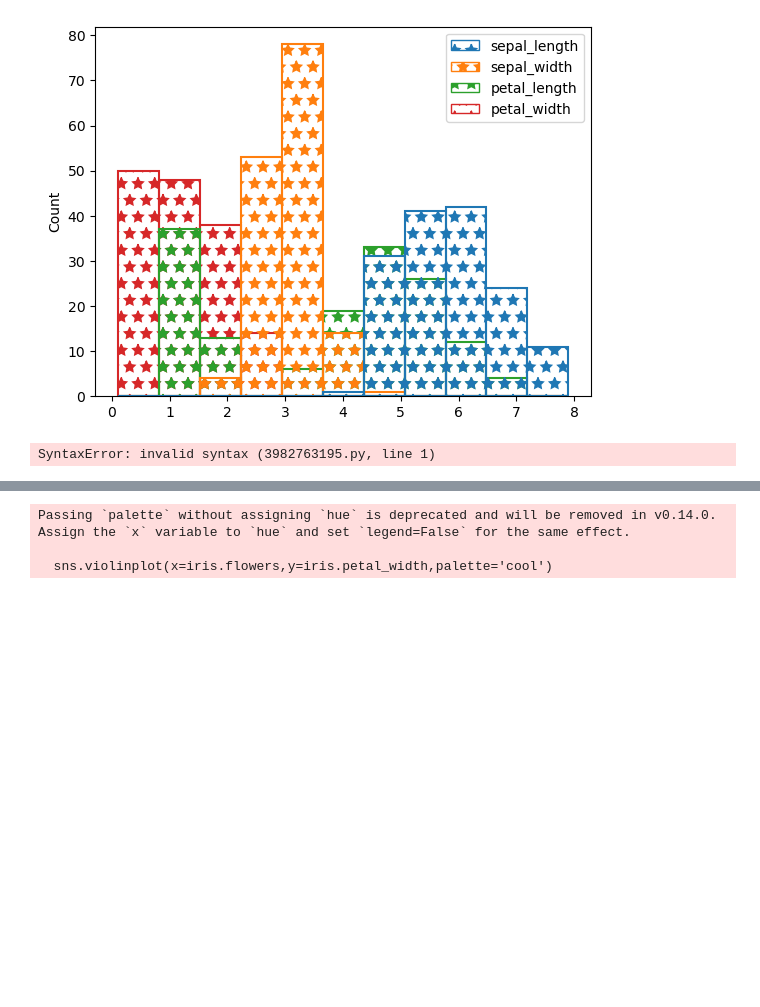
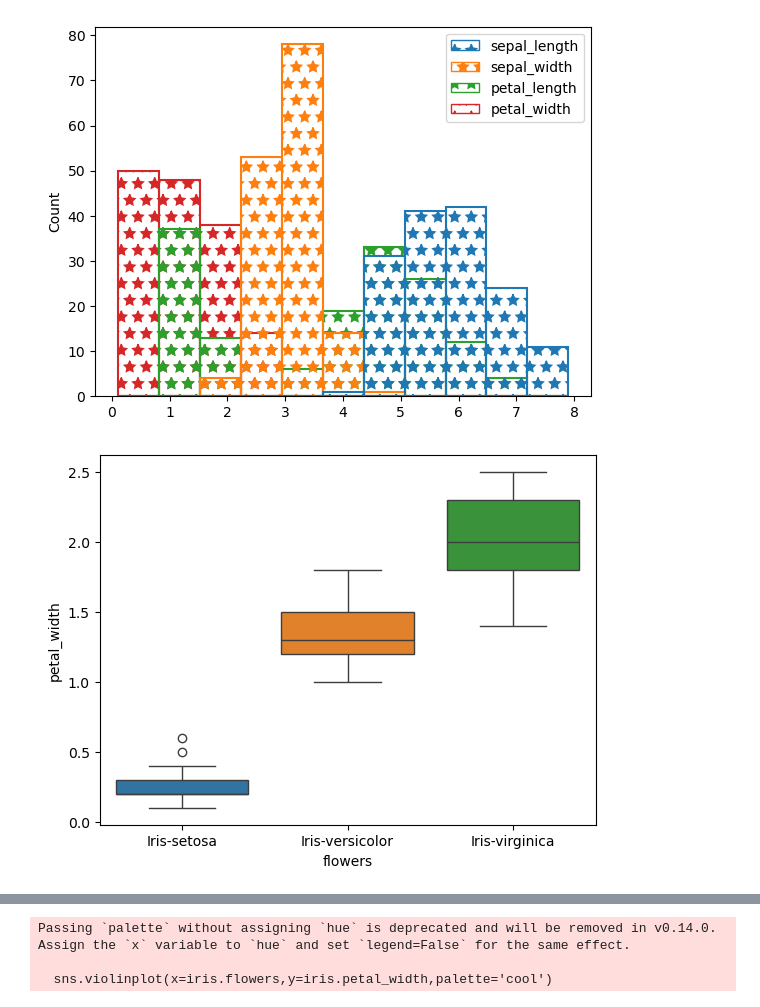
Before and after one commit to Armaan-16/AI-ML-Learnings, a Jupyter notebook: 5-seaborn.ipynb, the cells around one changed output, grey strips where cells are left out. Cells and saved outputs as stored; diff of their text form; code cells hidden in the pictures; blank space fills up the shorter version.

```diff
--- a/5-seaborn.ipynb
+++ b/5-seaborn.ipynb
@@ -113,8 +120,26 @@ plt.show()
 # %% [output]
 [figure]
 # %%
-sns.boxplot(x=iris['class'],y=iris.petal_width,hue=iris.class)
+# Box Plot (Box-and-Whisker Plot):
+# A graphical representation used to visualize the distribution, spread,
+# central tendency, and outliers of numerical data.
+
+# Parts of a Box Plot:
+# 1. Minimum (Lower Whisker)  : Smallest non-outlier value.
+# 2. First Quartile (Q1)      : 25th percentile of the data.
+# 3. Median (Q2)              : Middle value of the dataset.
+# 4. Third Quartile (Q3)      : 75th percentile of the data.
+# 5. Interquartile Range(IQR) : Q3 - Q1, represents the middle 50% of data.
+# 6. Whiskers                 : Lines extending to minimum and maximum non-outlier values.
+# 7. Outliers                 : Unusually high or low values lying outside the whiskers.
+
+# Advantages:
+# - Shows data distribution and spread.
+# - Helps identify outliers.
+# - Useful for comparing multiple groups.
+# - Provides a quick statistical summary of data.
+sns.boxplot(x=iris['flowers'],y=iris.petal_width,hue=iris.flowers)
 plt.show()
 # %% [output]
-SyntaxError: invalid syntax (3982763195.py, line 1)
+[figure, added]
 # %%
```
Also changed, not shown: parts of 23 cells of this notebook.
